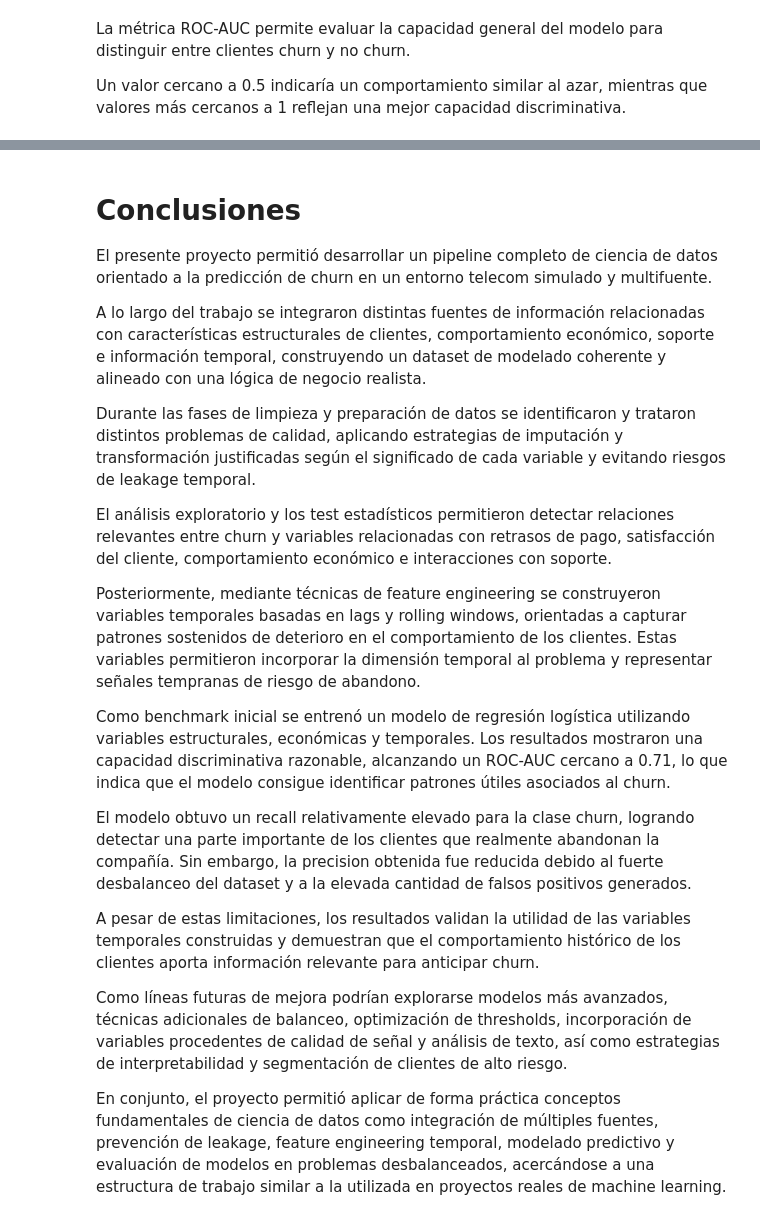
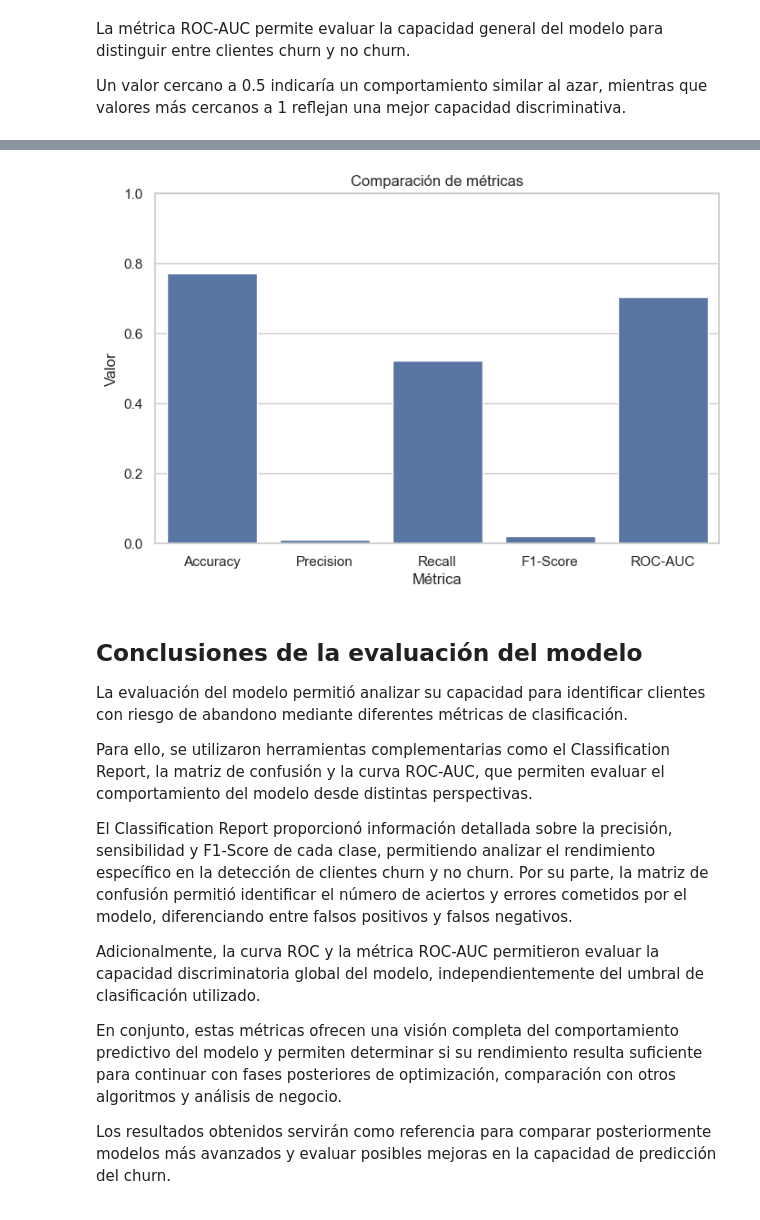
Before and after one commit to franconcha2001-stack/UCV-Churn, a Jupyter notebook: notebooks/ejmeplo_notebook.ipynb, the cells around one changed output, grey strips where cells are left out. Saved outputs shown, nothing was run; the diff lists cells and outputs as text; code cells hidden in the pictures.

```diff
--- a/notebooks/ejmeplo_notebook.ipynb
+++ b/notebooks/ejmeplo_notebook.ipynb
@@ -1521,22 +1740,34 @@ Como posibles mejoras futuras, podrían explorarse modelos más complejos, ajust
+# %%
+# ====================================
+# 8.5 RESUMEN VISUAL
+# ====================================
+
+plt.figure(figsize=(8,5))
+
+sns.barplot(
+    data=metricas,
+    x='Métrica',
+    y='Valor'
+)
+
+plt.ylim(0,1)
+
+plt.title("Comparación de métricas")
+
+plt.show()
+# %% [output]
+[figure, added]
 # %% [markdown]
-# Conclusiones
+## Conclusiones de la evaluación del modelo
 
-El presente proyecto permitió desarrollar un pipeline completo de ciencia de datos orientado a la predicción de churn en un entorno telecom simulado y multifuente.
+La evaluación del modelo permitió analizar su capacidad para identificar clientes con riesgo de abandono mediante diferentes métricas de clasificación.
 
-A lo largo del trabajo se integraron distintas fuentes de información relacionadas con características estructurales de clientes, comportamiento económico, soporte e información temporal, construyendo un dataset de modelado coherente y alineado con una lógica de negocio realista.
+Para ello, se utilizaron herramientas complementarias como el Classification Report, la matriz de confusión y la curva ROC-AUC, que permiten evaluar el comportamiento del modelo desde distintas perspectivas.
 
-Durante las fases de limpieza y preparación de datos se identificaron y trataron distintos problemas de calidad, aplicando estrategias de imputación y transformación justificadas según el significado de cada variable y evitando riesgos de leakage temporal.
+El Classification Report proporcionó información detallada sobre la precisión, sensibilidad y F1-Score de cada clase, permitiendo analizar el rendimiento específico en la detección de clientes churn y no churn. Por su parte, la matriz de confusión permitió identificar el número de aciertos y errores cometidos por el modelo, diferenciando entre falsos positivos y falsos negativos.
 
-El análisis exploratorio y los test estadísticos permitieron detectar relaciones relevantes entre churn y variables relacionadas con retrasos de pago, satisfacción del cliente, comportamiento económico e interacciones con soporte.
+Adicionalmente, la curva ROC y la métrica ROC-AUC permitieron evaluar la capacidad discriminatoria global del modelo, independientemente del umbral de clasificación utilizado.
 
-Posteriormente, mediante técnicas de feature engineering se construyeron variables temporales basadas en lags y rolling windows, orientadas a capturar patrones sostenidos de deterioro en el comportamiento de los clientes. Estas variables permitieron incorporar la dimensión temporal al problema y representar señales tempranas de riesgo de abandono.
+En conjunto, estas métricas ofrecen una visión completa del comportamiento predictivo del modelo y permiten determinar si su rendimiento resulta suficiente para continuar con fases posteriores de optimización, comparación con otros algoritmos y análisis de negocio.
 
-Como benchmark inicial se entrenó un modelo de regresión logística utilizando variables estructurales, económicas y temporales. Los resultados mostraron una capacidad discriminativa razonable, alcanzando un ROC-AUC cercano a 0.71, lo que indica que el modelo consigue identificar patrones útiles asociados al churn.
-
-El modelo obtuvo un recall relativamente elevado para la clase churn, logrando detectar una parte importante de los clientes que realmente abandonan la compañía. Sin embargo, la precision obtenida fue reducida debido al fuerte desbalanceo del dataset y a la elevada cantidad de falsos positivos generados.
-
-A pesar de estas limitaciones, los resultados validan la utilidad de las variables temporales construidas y demuestran que el comportamiento histórico de los clientes aporta información relevante para anticipar churn.
-
-Como líneas futuras de mejora podrían explorarse modelos más avanzados, técnicas adicionales de balanceo, optimización de thresholds, incorporación de variables procedentes de calidad de señal y análisis de texto, así como estrategias de interpretabilidad y segmentación de clientes de alto riesgo.
-
-En conjunto, el proyecto permitió aplicar de forma práctica conceptos fundamentales de ciencia de datos como integración de múltiples fuentes, prevención de leakage, feature engineering temporal, modelado predictivo y evaluación de modelos en problemas desbalanceados, acercándose a una estructura de trabajo similar a la utilizada en proyectos reales de machine learning.
+Los resultados obtenidos servirán como referencia para comparar posteriormente modelos más avanzados y evaluar posibles mejoras en la capacidad de predicción del churn.
```
Also changed, not shown: parts of 106 cells of this notebook, 1 other file.
